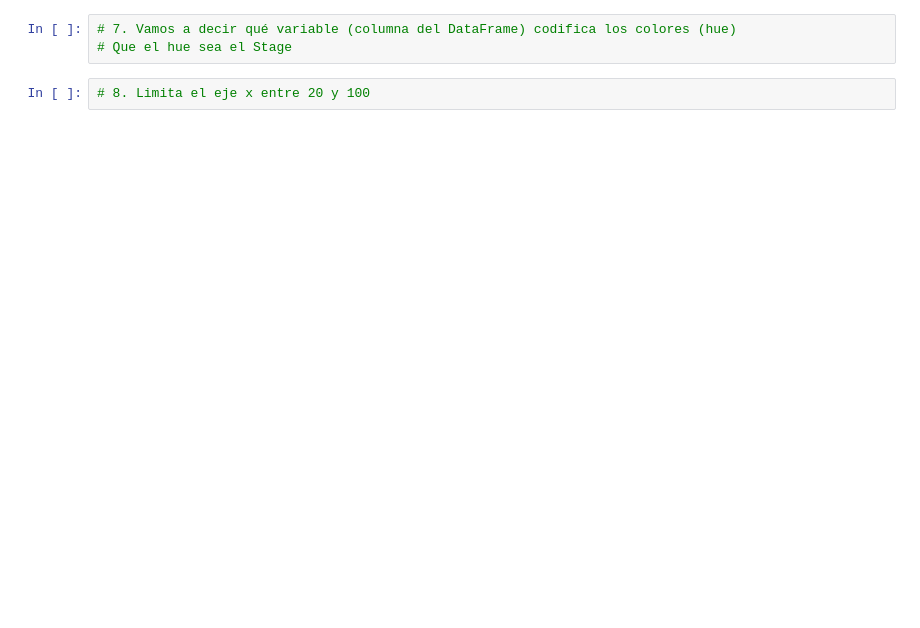
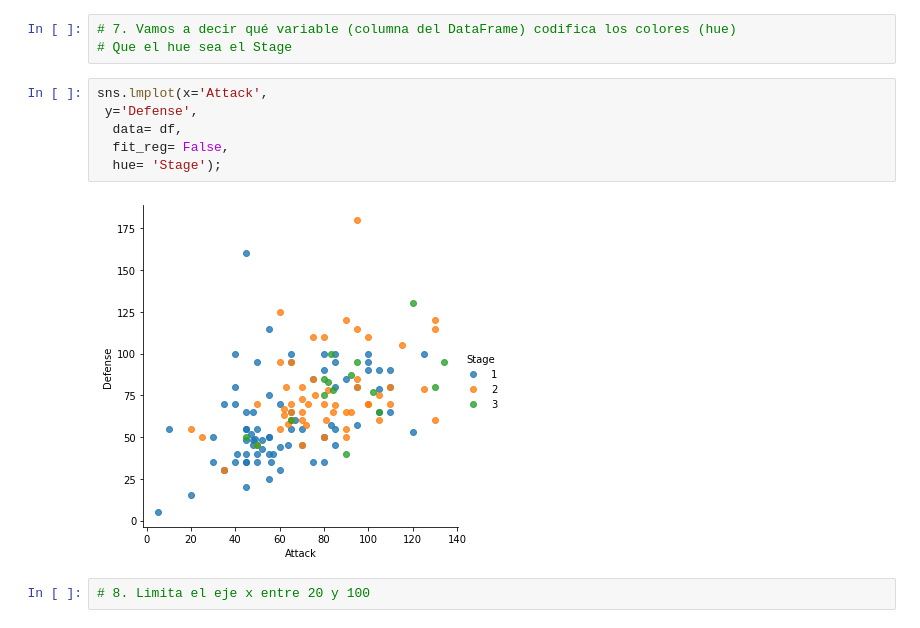
Before and after one commit to arturogzm93/arturo_the_bridge, a Jupyter notebook: 2-Data Analysis/4-Visualizacion/2-Seaborn/ejercicios_Seaborn.ipynb, the cells around one changed output. Cells and saved outputs as stored; diff of their text form; blank space fills up the shorter version.

```diff
--- a/2-Data Analysis/4-Visualizacion/2-Seaborn/ejercicios_Seaborn.ipynb
+++ b/2-Data Analysis/4-Visualizacion/2-Seaborn/ejercicios_Seaborn.ipynb
@@ -27,5 +45,13 @@ UnicodeDecodeError: 'utf-8' codec can't decode byte 0x89 in position 7: invalid
 # %%
 # 7. Vamos a decir qué variable (columna del DataFrame) codifica los colores (hue)
 # Que el hue sea el Stage
+# %%
+sns.lmplot(x='Attack',
+ y='Defense',
+  data= df,
+  fit_reg= False,
+  hue= 'Stage');
+# %% [output]
+[figure, added]
 # %%
 # 8. Limita el eje x entre 20 y 100
```
Also changed, not shown: parts of 25 cells of this notebook, 9 other files.
